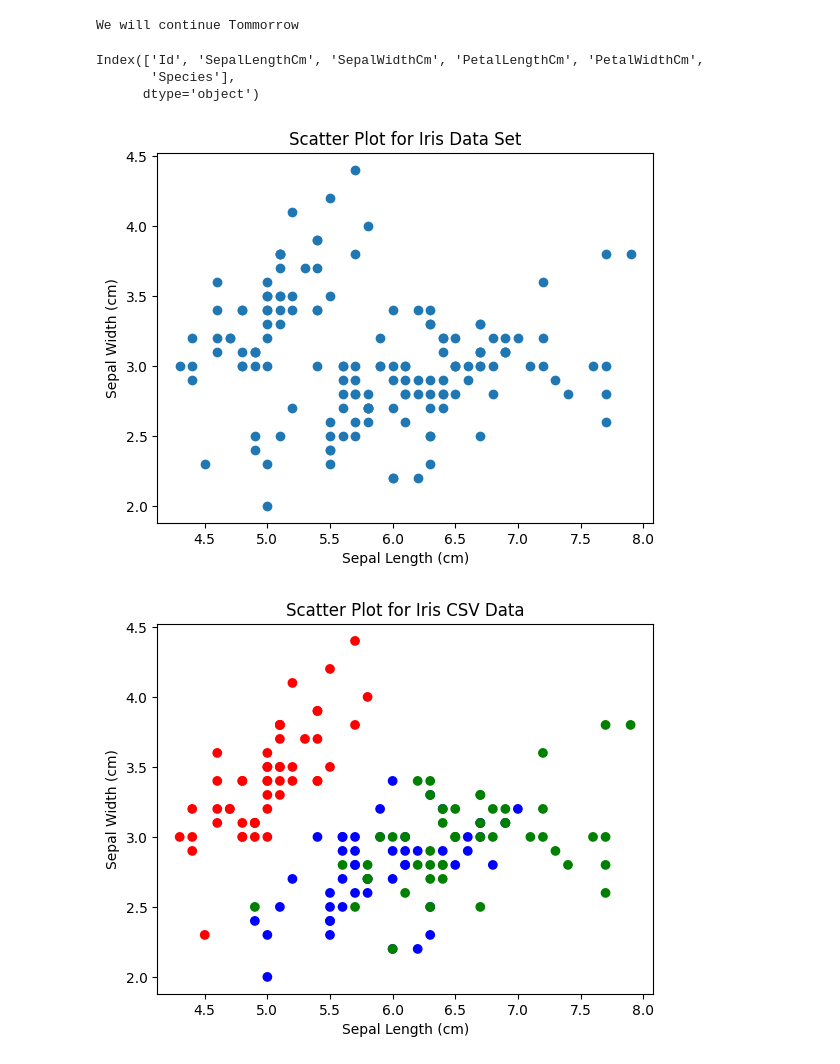
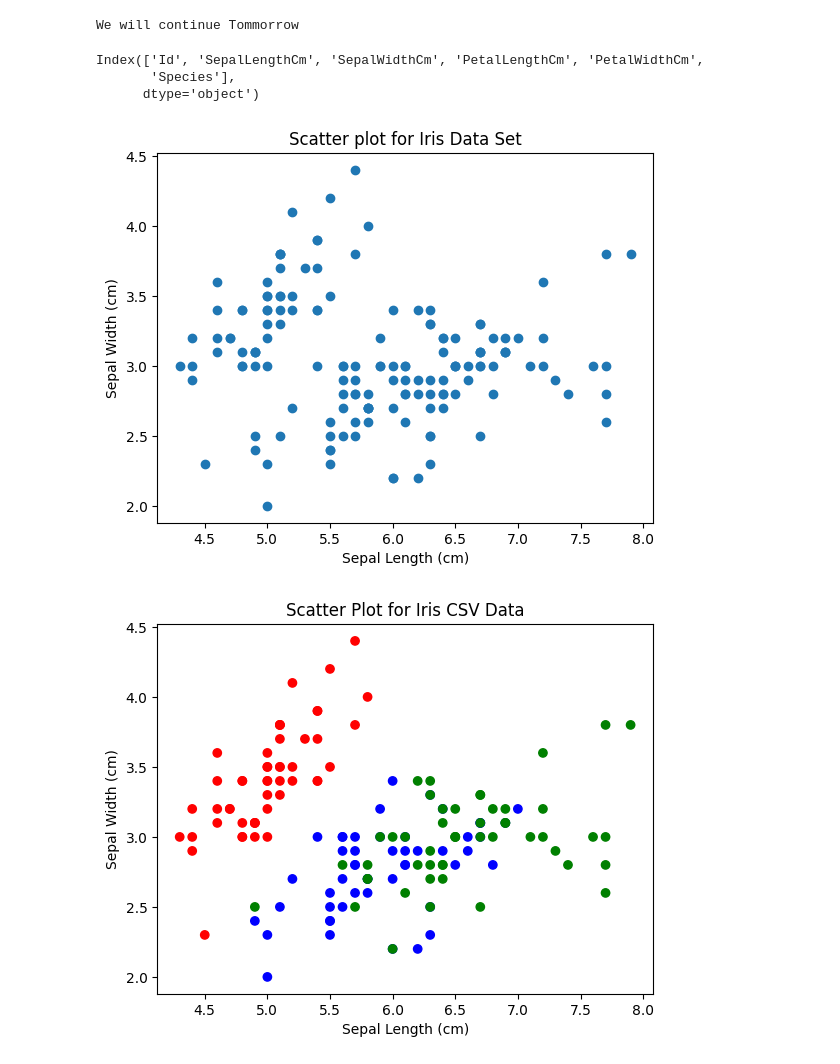
Before and after one commit to harish-git63/Demo1, a Jupyter notebook: HARISH_AIML_LAB_1_.ipynb, the cells around one changed output. Saved outputs shown, nothing was run; the diff lists cells and outputs as text; code cells hidden in the pictures.

```diff
--- a/HARISH_AIML_LAB_1_.ipynb
+++ b/HARISH_AIML_LAB_1_.ipynb
@@ -1697,27 +1697,27 @@ We will continue Tommorrow
 # %%
 import pandas as pd
 import matplotlib.pyplot as plt
 
 file_name = '/content/Iris.csv'
 df = pd.read_csv('/content/Iris.csv')
 
 # Inspect column names to make sure they match
 print(df.columns)
 
 # Use actual column names from the CSV file
 x = df['SepalLengthCm']
 y = df['SepalWidthCm']
 
 plt.scatter(x, y)
 plt.xlabel('Sepal Length (cm)')
 plt.ylabel('Sepal Width (cm)')
-plt.title('Scatter Plot for Iris Data Set')
+plt.title('Scatter plot for Iris Data Set')
 plt.show()
 # %% [output]
 Index(['Id', 'SepalLengthCm', 'SepalWidthCm', 'PetalLengthCm', 'PetalWidthCm',
        'Species'],
       dtype='object')
-[figure, old version]
+[figure, new version]
 # %%
 import pandas as pd
 import matplotlib.pyplot as plt
```
Also changed, not shown: parts of 2 cells of this notebook.
